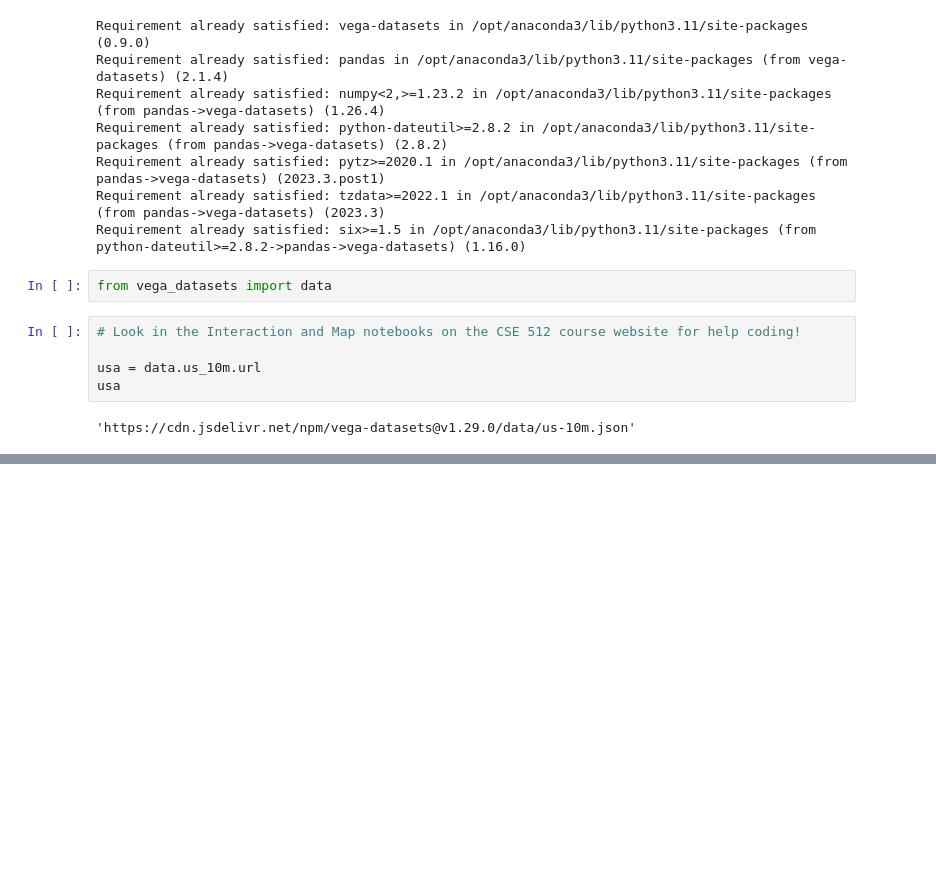
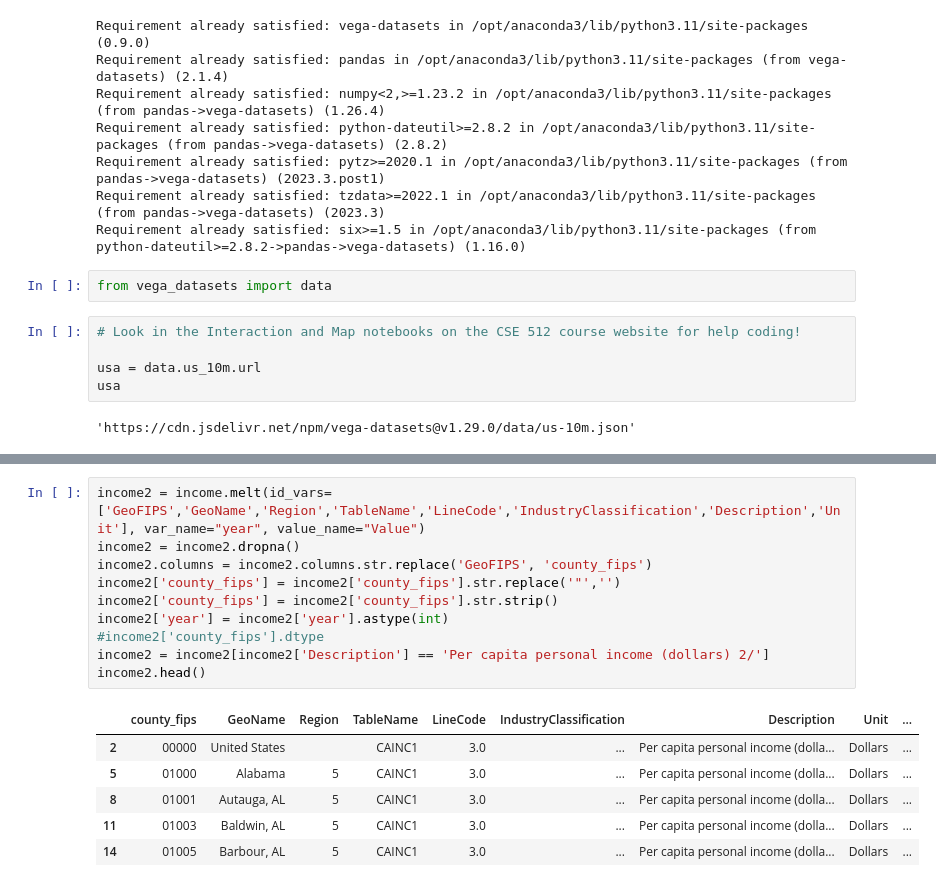
Before and after one commit to CodingComputer2023/512finalproject, a Jupyter notebook: USPolitics.ipynb, the cells around one changed output, grey strips where cells are left out. Saved outputs shown, nothing was run; the diff lists cells and outputs as text; blank space fills up the shorter version.

```diff
--- a/USPolitics.ipynb
+++ b/USPolitics.ipynb
@@ -36,0 +53,17 @@ alt.Chart(alt.topo_feature(usa, 'counties')).mark_geoshape(
+# %%
+income2 = income.melt(id_vars=['GeoFIPS','GeoName','Region','TableName','LineCode','IndustryClassification','Description','Unit'], var_name="year", value_name="Value")
+income2 = income2.dropna()
+income2.columns = income2.columns.str.replace('GeoFIPS', 'county_fips')
+income2['county_fips'] = income2['county_fips'].str.replace('"','')
+income2['county_fips'] = income2['county_fips'].str.strip()
+income2['year'] = income2['year'].astype(int)
+#income2['county_fips'].dtype
+income2 = income2[income2['Description'] == 'Per capita personal income (dollars) 2/']
+income2.head()
+# %% [output]
+|  | county_fips | GeoName | Region | TableName | LineCode | IndustryClassification | Description | Unit | ... |
+| 2 | 00000 | United States |  | CAINC1 | 3.0 | ... | Per capita personal income (dolla... | Dollars | ... |
+| 5 | 01000 | Alabama | 5 | CAINC1 | 3.0 | ... | Per capita personal income (dolla... | Dollars | ... |
+| 8 | 01001 | Autauga, AL | 5 | CAINC1 | 3.0 | ... | Per capita personal income (dolla... | Dollars | ... |
+| 11 | 01003 | Baldwin, AL | 5 | CAINC1 | 3.0 | ... | Per capita personal income (dolla... | Dollars | ... |
+| 14 | 01005 | Barbour, AL | 5 | CAINC1 | 3.0 | ... | Per capita personal income (dolla... | Dollars | ... |
```
Also changed, not shown: parts of 4 cells of this notebook.
